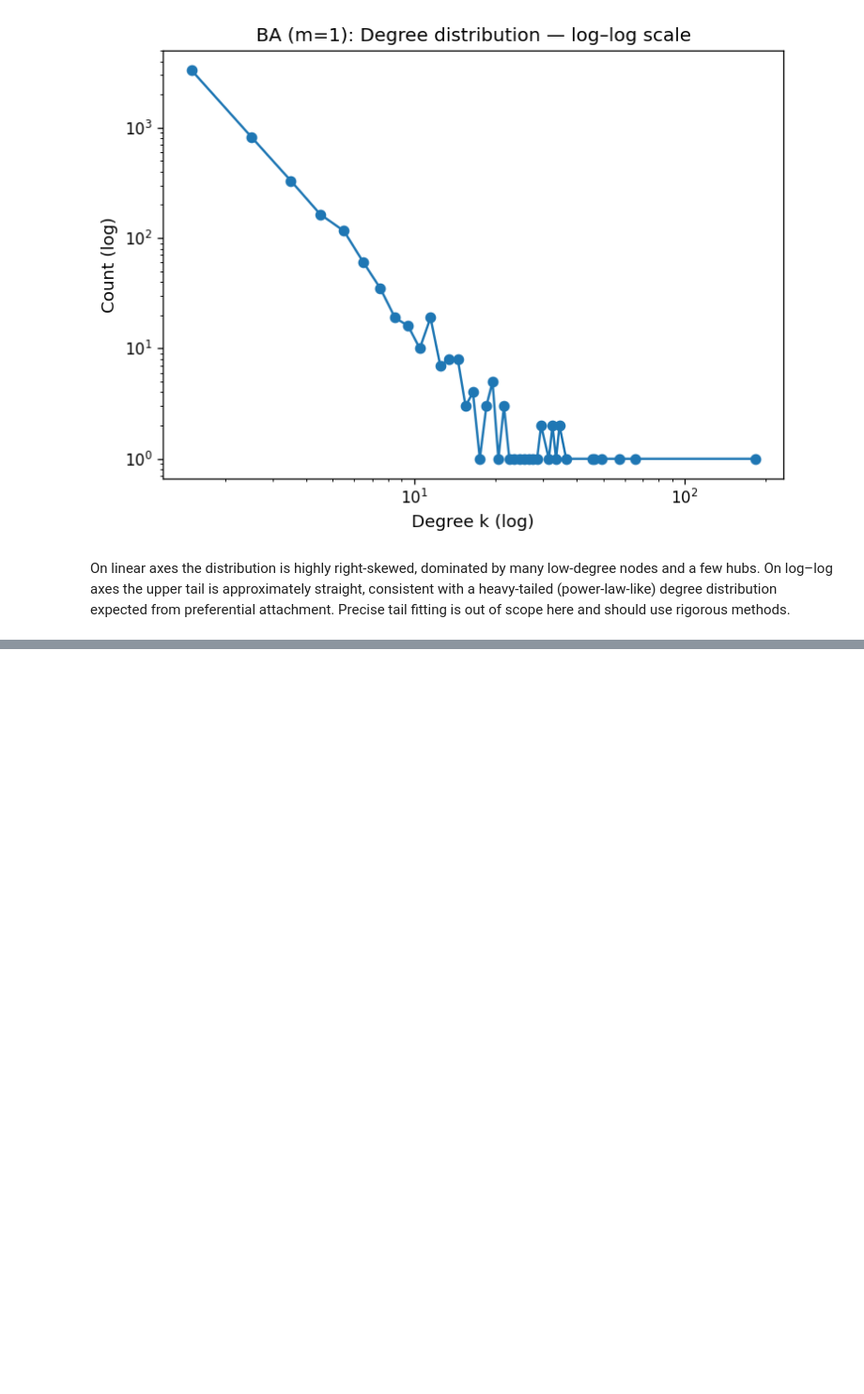
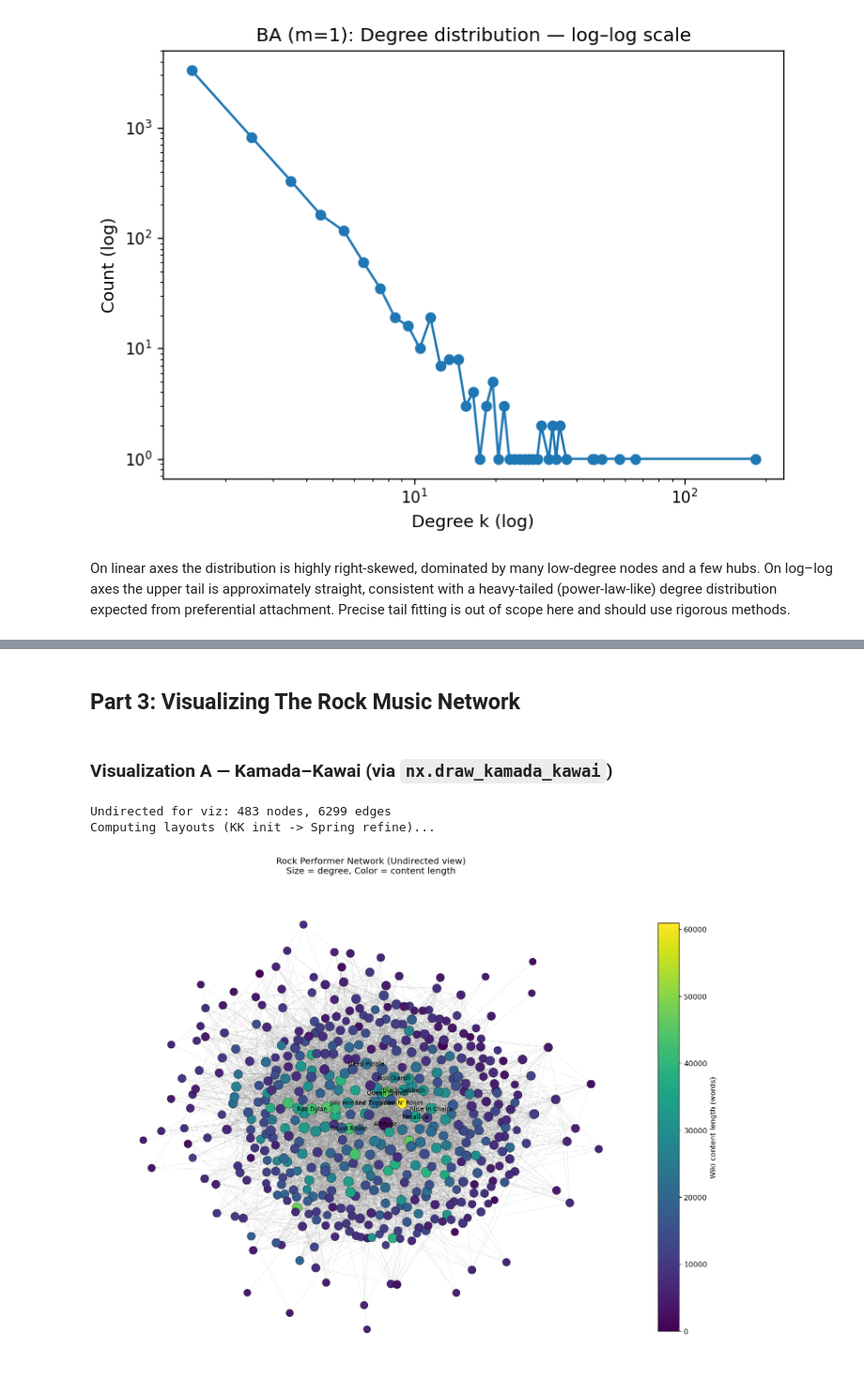
Before and after one commit to LeoItaly/02805-social-graphs-interactions, a Jupyter notebook: Assignment 1/Assignment 1.ipynb, the cells around one changed output, grey strips where cells are left out. Shown at 94% size. Drawn from its saved outputs; the diff is of its cells as text; code cells hidden in the pictures; blank space fills up the shorter version.

```diff
--- a/Assignment 1/Assignment 1.ipynb
+++ b/Assignment 1/Assignment 1.ipynb
@@ -350,0 +566,64 @@ On linear axes the distribution is highly right‑skewed, dominated by many low
+# %% [markdown]
+## Part 3: Visualizing The Rock Music Network
+# %% [markdown]
+### Visualization A — Kamada–Kawai (via `nx.draw_kamada_kawai`)
+# %%
+from matplotlib.colors import Normalize
+from matplotlib.cm import ScalarMappable
+
+# 1) Make an undirected view to visualize (keep H for later!)
+G_und = H.to_undirected()
+
+print(f"Undirected for viz: {G_und.number_of_nodes()} nodes, {G_und.number_of_edges()} edges")
+
+# 2) Node metrics for viz
+deg_dict = dict(G_und.degree())
+degrees = np.array([deg_dict[n] for n in G_und.nodes()])
+
+# Content length (fallback to 0 if missing)
+content = np.array([H.nodes[n].get("content_length", 0) for n in G_und.nodes()])
+
+# 3) Scale node sizes by degree (tweak multipliers to taste)
+#    Use sqrt to compress very high degrees so sizes stay reasonable.
+node_sizes = 80 + 15 * np.sqrt(degrees)
+
+# 4) Map content length to color (Sequential colormap)
+cmap = plt.cm.viridis  # simple sequential map
+norm = Normalize(vmin=content.min(), vmax=content.max(), clip=True)
+node_colors = cmap(norm(content))
+
+# 5) Two-stage layout to reduce bad local minima:
+#    Start with Kamada–Kawai, then refine with Spring using KK as init.
+print("Computing layouts (KK init -> Spring refine)...")
+pos= nx.kamada_kawai_layout(G_und, weight=None)   # ignore weights; positions only
+
+# 6) Draw
+fig, ax = plt.subplots(figsize=(12, 10))
+nx.draw_networkx_edges(G_und, pos, width=0.4, alpha=0.25, edge_color="#777777", ax=ax)
+nx.draw_networkx_nodes(
+    G_und, pos,
+    node_size=node_sizes,
+    node_color=node_colors,
+    linewidths=0.3,
+    edgecolors="black",
+    ax=ax
+)
+#label a handful of high-degree nodes to avoid clutter
+label_nodes = set(sorted(deg_dict, key=deg_dict.get, reverse=True)[:12])
+labels = {n: n.replace("_", " ") for n in G_und.nodes() if n in label_nodes}
+nx.draw_networkx_labels(G_und, pos, labels=labels, font_size=8, ax=ax)
+
+# 7) Colorbar for content length
+sm = ScalarMappable(norm=norm, cmap=cmap)
+sm.set_array([])
+cbar = plt.colorbar(sm, ax=ax, fraction=0.035, pad=0.02)
+cbar.set_label("Wiki content length (words)")
+
+plt.title("Rock Performer Network (Undirected view)\nSize = degree, Color = content length", pad=12)
+plt.axis("off")
+plt.tight_layout()
+plt.show()
+# %% [output]
+Undirected for viz: 483 nodes, 6299 edges
+Computing layouts (KK init -> Spring refine)...
+[figure, added]
```
Also changed, not shown: parts of 23 cells of this notebook, 1 other file.
